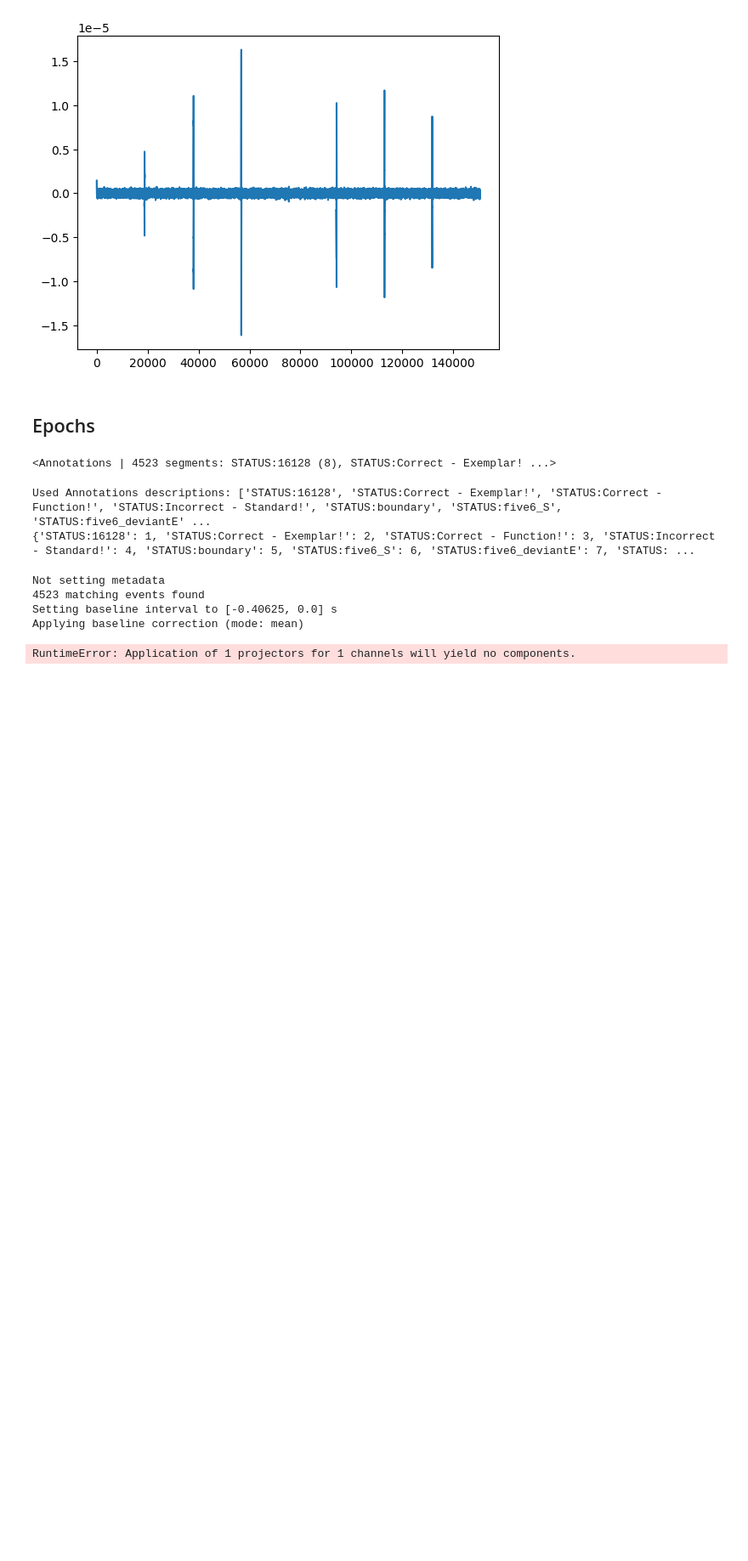
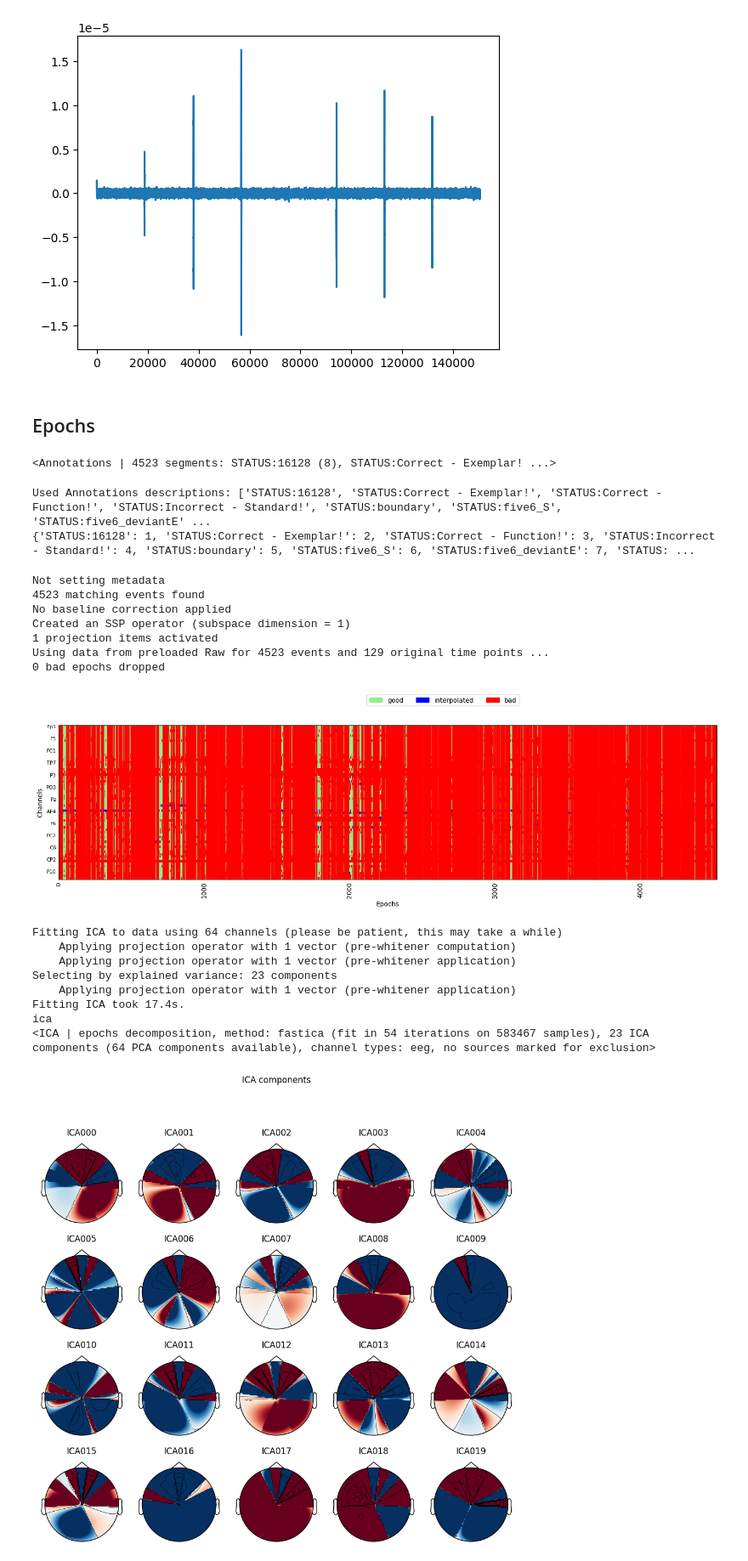
Before and after one commit to Rripped/eeg-chord-oddball, a Jupyter notebook: filtering.ipynb, the cells around one changed output. Shown at 85% size. Cells and saved outputs as stored; diff of their text form; code cells hidden in the pictures; blank space fills up the shorter version.

Commit message:
change epoching, add ica draft

```diff
--- a/filtering.ipynb
+++ b/filtering.ipynb
@@ -67,10 +69,14 @@ def preprocessing(raw, bad_channels = []):
     raw.filter(0.5, 30, fir_design='firwin')
 
     # 3. Re-referencing to the average activity of all electrodes
+    #TODO: add apply_proj() here to apply arp?
     raw.set_eeg_reference('average', projection=True)
 
+    """ events = prep.find_eog_events(raw)
+    print(events) """
+
     # 4. Bad Channel Interpolations
-    # Manually mark some channels as bad
+    # Manually mark some channels as bad (all channels w/ n/a?)
     if bad_channels:
         raw.info['bads'] = bad_channels
     # Interpolate bad channels
@@ -100,6 +106,22 @@ def save_preprocessed_data(file_path, raw):
         print(f"Data saved successfully to {file_path}")
     except Exception as e:
         print(f"Error saving data: {e}")
+
+# see https://neuraldatascience.io/7-eeg/erp_artifacts.html
+def run_ica(epochs):
+    ar = AutoReject(n_interpolate=[1, 2, 4],random_state=42,picks=mne.pick_types(epochs.info, eeg=True,eog=False),n_jobs=-1, verbose=False)
+    ar.fit(epochs)
+    reject_log = ar.get_reject_log(epochs)
+
+    fig, ax = plt.subplots(figsize=[15, 5])
+    reject_log.plot('horizontal', ax=ax, aspect='auto')
+    plt.show()
+
+    ica = prep.ICA(n_components=.99, random_state=42)
+    ica.fit(epochs)
+    print("ica")
+    print(ica)
+    ica.plot_components()
 # %%
 raw = read_raw_data(SUBJECT)
 
@@ -180,31 +205,47 @@ Used Annotations descriptions: ['STATUS:16128', 'STATUS:Correct - Exemplar!', 'S
 # %%
 
 # TODO: does not work yet, just copied and adapted the epoch timeframe
-# 400 ms before stimulus onset, 1600 ms after stimulus onset
-epochs = mne.Epochs(raw_subselect,evts,evts_dict_stim,tmin=-0.4,tmax=1.6)
+# 400 ms before stimulus onset, 1600 ms after stimulus onset - Stimulus 2 --> since each chord lasts 400ms --> 0s - 2000
+# maybe add baseline=(0.3,0.4) according to paper
+epochs = mne.Epochs(prep_raw,evts,evts_dict_stim,tmin=0.0,tmax=2.0,baseline=None,preload=True)
+
+#TODO: fix ICA - Warum da fuck hab ich da Kuchendiagramme?!
+run_ica(epochs)
 
 # extract data from epochs object
 data = epochs.get_data()
 times = epochs.times
 
 n_trials = 3 # use data.shape[0] for all
 fig, axs = plt.subplots(n_trials, 1, figsize=(10, 3*n_trials), sharex=True, sharey=True)
 
 # plot selected trials
 for i in range(n_trials):
     for ch in range(data.shape[1]):
         axs[i].plot(times, data[i, ch, :], label=f'Channel {ch}')
     axs[i].set_title(f'Trial {i}')
     axs[i].legend(loc='upper right')
 
 # label the x-axis
 plt.xlabel('Time (s)')
 
 # display the plot
 plt.show()
 # %% [output]
 Not setting metadata
 4523 matching events found
-Setting baseline interval to [-0.40625, 0.0] s
-Applying baseline correction (mode: mean)
+No baseline correction applied
+Created an SSP operator (subspace dimension = 1)
+1 projection items activated
+Using data from preloaded Raw for 4523 events and 129 original time points ...
+0 bad epochs dropped
+[figure, added]
-RuntimeError: Application of 1 projectors for 1 channels will yield no components.
+Fitting ICA to data using 64 channels (please be patient, this may take a while)
+    Applying projection operator with 1 vector (pre-whitener computation)
+    Applying projection operator with 1 vector (pre-whitener application)
+Selecting by explained variance: 23 components
+    Applying projection operator with 1 vector (pre-whitener application)
+Fitting ICA took 17.4s.
+ica
+<ICA | epochs decomposition, method: fastica (fit in 54 iterations on 583467 samples), 23 ICA components (64 PCA components available), channel types: eeg, no sources marked for exclusion>
+[figure, added]
```
Also changed, not shown: parts of 5 cells of this notebook, 1 other file.
